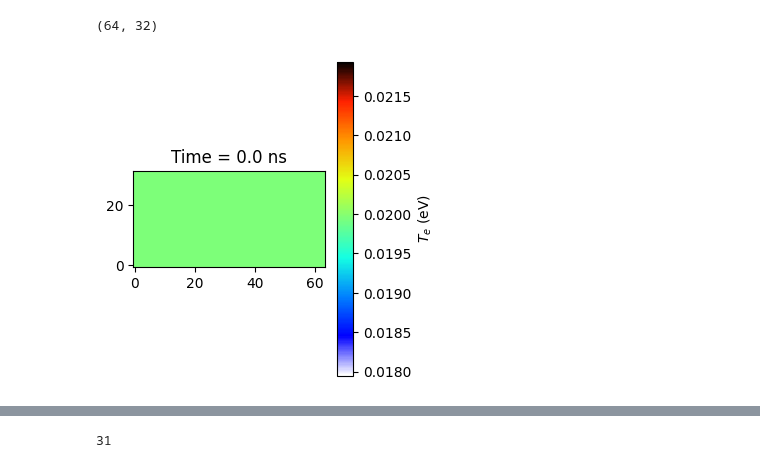
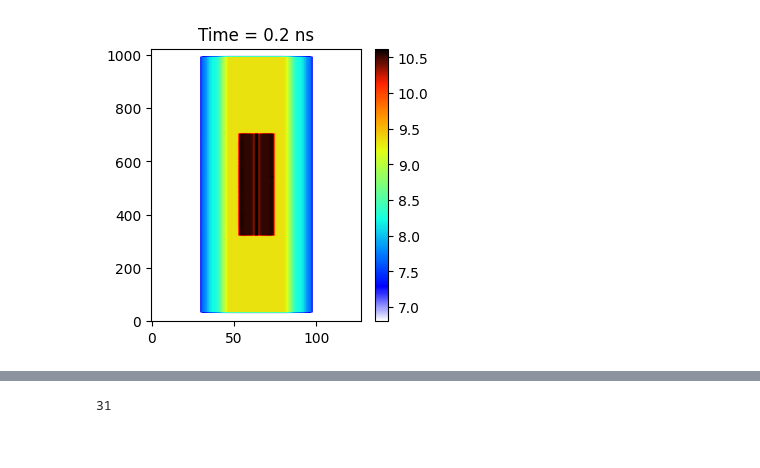
Before and after one commit to weipengyao/scripts, a Jupyter notebook: opacity_flash_test.ipynb, the cells around one changed output, grey strips where cells are left out. Saved outputs shown, nothing was run; the diff lists cells and outputs as text; code cells hidden in the pictures.

```diff
--- a/opacity_flash_test.ipynb
+++ b/opacity_flash_test.ipynb
@@ -6,7 +6,7 @@ import numpy as np
 def get_yt_data_2d(filename):
 
     k_idx = 0
-    fields_list = ["dens", "tele", "tion",'trad',
+    fields_list = ["dens", "tele", "tion",'trad', 'pres',
                 #    "depo",
                    # "pres", "temp", "cham", "targ",
                 #    "velx",
@@ -14,7 +14,7 @@ def get_yt_data_2d(filename):
 
     data_yt = yt.load(filename)
     data_yt_map = data_yt.covering_grid(
-        level=0, left_edge=[-6.5e-05, 0.0, -4.0e-03], dims=data_yt.domain_dimensions
+        level=0, left_edge=[-0.0002, 0.0, -0.004], dims=data_yt.domain_dimensions
     ) # note here about the left_edge in x,y,z.
     time_now = np.array(data_yt.current_time)*1e9
 
@@ -25,10 +25,10 @@ def get_yt_data_2d(filename):
     return data_dict, time_now
 # %%
 filedir = [
-            '/Users/yao/Desktop/job.77664/', # v4.8
+            '/Users/yao/Desktop/Data/', # v4.8
           ]
 
-filename = 'radslab_hdf5_chk_0030'  # check the mass fraction for the negative energy
+filename = 'radslab_hdf5_chk_0002'  # check the mass fraction for the negative energy
 # %%
 data_yt = yt.load(filedir[0]+filename)
 data_yt_map = data_yt.covering_grid(level=0, left_edge=[0, 0.0, 0.0], dims=data_yt.domain_dimensions)
@@ -87,46 +87,48 @@ height = width #/ 1.618 * 0.8
 
 fig, ax = plt.subplots()
 fig.subplots_adjust(left=.15, bottom=.16, right=.99, top=.97)
-print(data_dict['dens'].shape)
-f1 = ax.imshow(((data_dict['trad']/11600).T),
+# print(data_dict['dens'].shape)
+# f1 = ax.imshow(((data_dict['tele']/11600).T),
+# f1 = ax.imshow((np.log10(data_dict['dens']).T),
+f1 = ax.imshow((np.log10(data_dict['pres']).T),
            # cmap='magma_r',
                cmap=newcmap,
            origin='lower',
         #    extent=[0,1,0,2],
         #    vmin=-6,
         #    vmax=-2,
-           aspect='equal',
+        #    aspect='equal',
+           aspect='auto',
           )
 
 # ax.set_xlim(0,1)
 # ax.set_ylim(0,2)
 # ax.set_xlabel('r (cm)')
 # ax.set_ylabel('z (cm)')
 ax.set_title('Time = {:.1f} ns'.format(time_now))
 
 cbar = fig.colorbar(f1)
 # cbar.ax.set_ylabel(r'Log$_{10}$ $\rho$ (g/cm$^{-3}$)')
-cbar.ax.set_ylabel(r'$T_e$ (eV)')
+# cbar.ax.set_ylabel(r'$T_e$ (eV)')
 # cbar.minorticks_on()
 cbar.cmap.set_under('white')
 cbar.cmap.set_over('black')
 # cbar
 
 # Colorbar
 # grid[1].cax.colorbar(im1)
 # grid[1].cax.cla()
 # mpl.colorbar.Colorbar(grid[1].cax,im1)
 # grid[1].cax.toggle_label(True)
 # grid[1].cax.tick_params(size=0)
 # grid[1].cax.toggle_label(True)
 # fig.tight_layout()
 
 fig.set_size_inches(width, height)
 fig.tight_layout()
 plt.show()
 # %% [output]
-(64, 32)
-[figure, old version]
+[figure, new version]
 # %%
 data_dict['tele'][32,16]
 # %%
```
Also changed, not shown: parts of 3 cells of this notebook, 4 other files.
